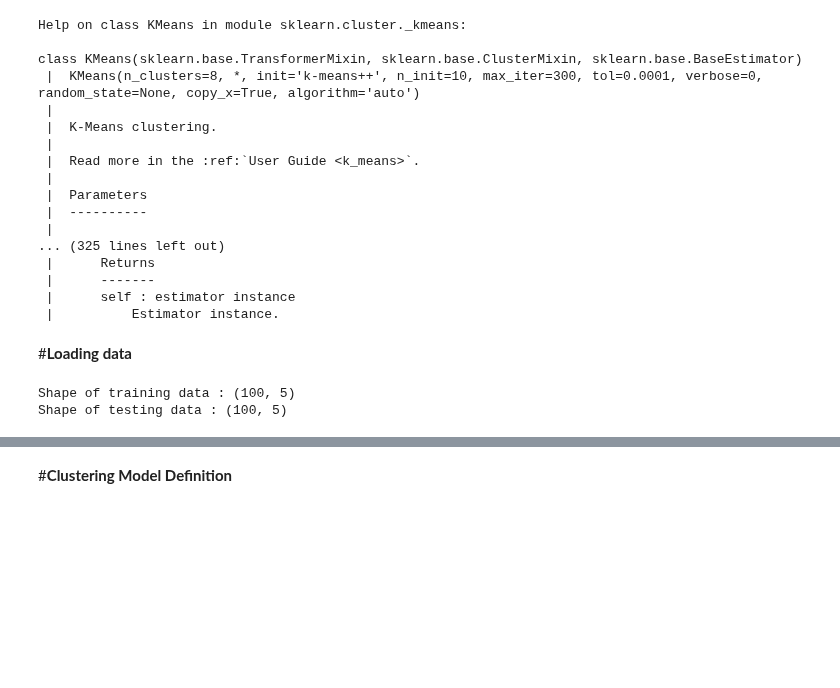
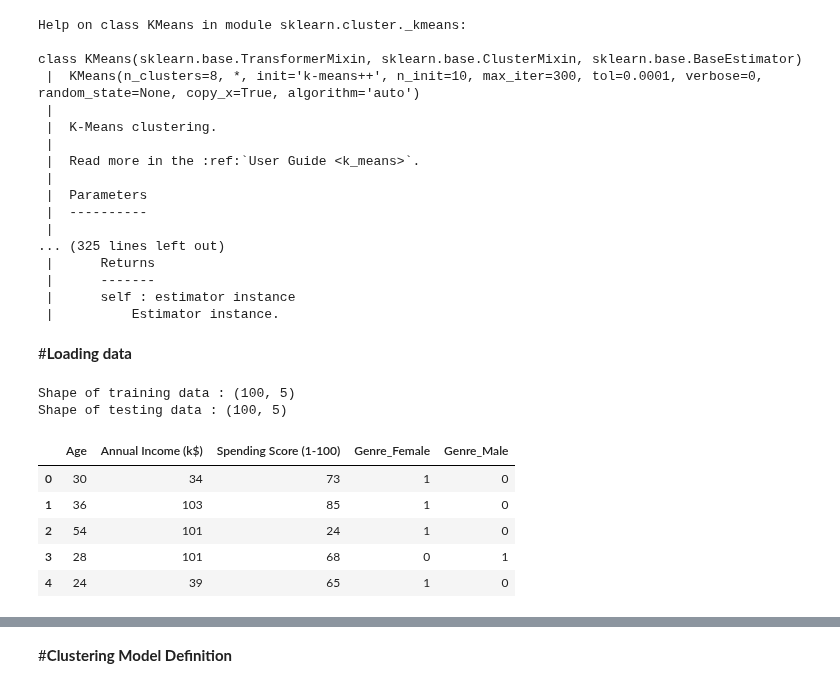
Before and after one commit to Alquem/machine-learning-syllabus, a Jupyter notebook: machine_learning/machine_learning_week_11/unsupervised_machine_learning.ipynb, the cells around one changed output, grey strips where cells are left out. Drawn from its saved outputs; the diff is of its cells as text; code cells hidden in the pictures; blank space fills up the shorter version.

```diff
--- a/machine_learning/machine_learning_week_11/unsupervised_machine_learning.ipynb
+++ b/machine_learning/machine_learning_week_11/unsupervised_machine_learning.ipynb
@@ -77,3 +77,12 @@ print('Shape of testing data :',test_data.shape)
 # %% [output]
 Shape of training data : (100, 5)
 Shape of testing data : (100, 5)
+# %%
+train_data.head()
+# %% [output]
+|  | Age | Annual Income (k$) | Spending Score (1-100) | Genre_Female | Genre_Male |
+| 0 | 30 | 34 | 73 | 1 | 0 |
+| 1 | 36 | 103 | 85 | 1 | 0 |
+| 2 | 54 | 101 | 24 | 1 | 0 |
+| 3 | 28 | 101 | 68 | 0 | 1 |
+| 4 | 24 | 39 | 65 | 1 | 0 |
```
Also changed, not shown: parts of 15 cells of this notebook.
